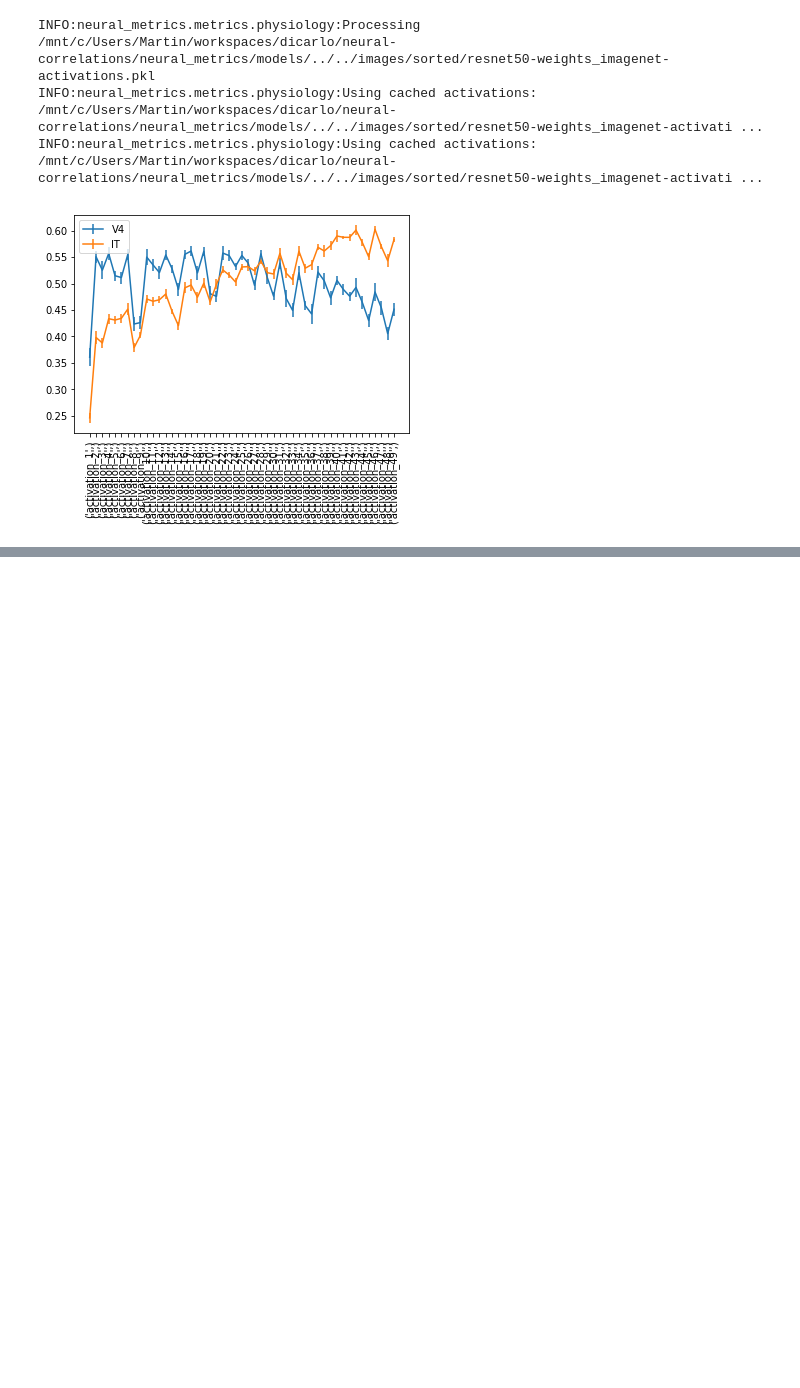
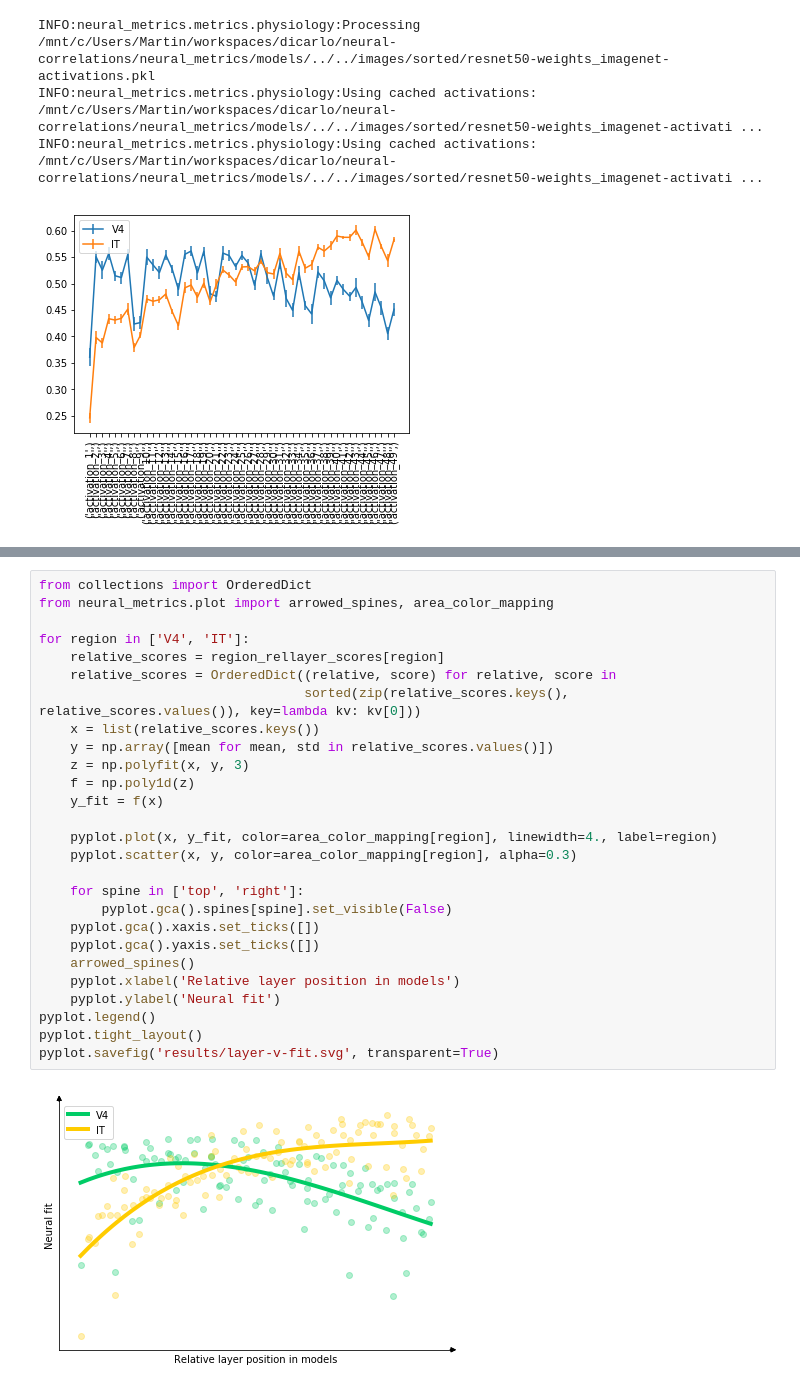
Before and after one commit to mschrimpf/neural-nlp, a Jupyter notebook: results/neuralfit.ipynb, the cells around one changed output, grey strips where cells are left out. Saved outputs shown, nothing was run; the diff lists cells and outputs as text; blank space fills up the shorter version.

```diff
--- a/results/neuralfit.ipynb
+++ b/results/neuralfit.ipynb
@@ -52,0 +91,29 @@ INFO:neural_metrics.metrics.physiology:Using cached activations: /mnt/c/Users/Ma
+# %%
+from collections import OrderedDict
+from neural_metrics.plot import arrowed_spines, area_color_mapping
+
+for region in ['V4', 'IT']:
+    relative_scores = region_rellayer_scores[region]
+    relative_scores = OrderedDict((relative, score) for relative, score in
+                                  sorted(zip(relative_scores.keys(), relative_scores.values()), key=lambda kv: kv[0]))
+    x = list(relative_scores.keys())
+    y = np.array([mean for mean, std in relative_scores.values()])
+    z = np.polyfit(x, y, 3)
+    f = np.poly1d(z)
+    y_fit = f(x)
+
+    pyplot.plot(x, y_fit, color=area_color_mapping[region], linewidth=4., label=region)
+    pyplot.scatter(x, y, color=area_color_mapping[region], alpha=0.3)
+
+    for spine in ['top', 'right']:
+        pyplot.gca().spines[spine].set_visible(False)
+    pyplot.gca().xaxis.set_ticks([])
+    pyplot.gca().yaxis.set_ticks([])
+    arrowed_spines()
+    pyplot.xlabel('Relative layer position in models')
+    pyplot.ylabel('Neural fit')
+pyplot.legend()
+pyplot.tight_layout()
+pyplot.savefig('results/layer-v-fit.svg', transparent=True)
+# %% [output]
+[figure, added]
```
Also changed, not shown: parts of 6 cells of this notebook.
